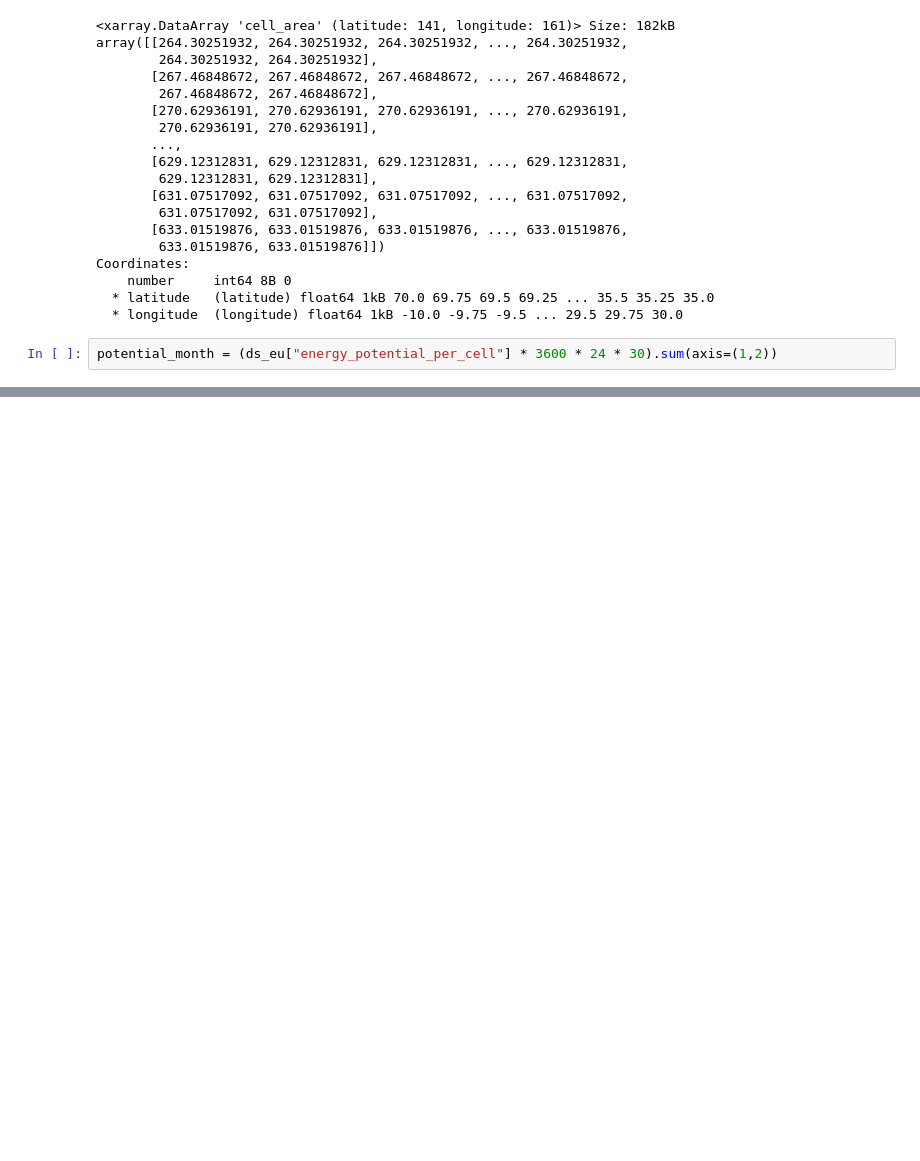
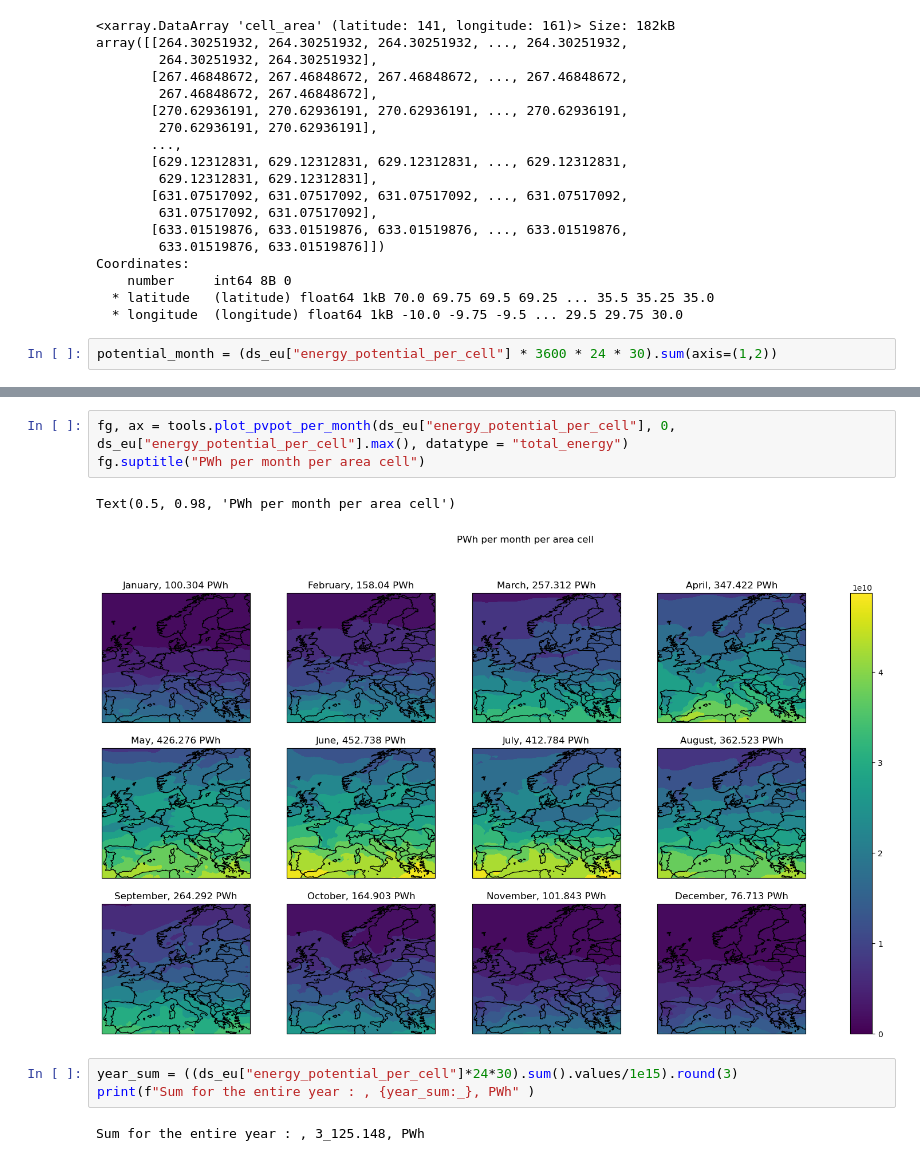
Before and after one commit to laq/msc-intro-computational-meteorology-exercises-w2024, a Jupyter notebook: projects/europeEnergy/EuroAccumulatedPvPot.ipynb, the cells around one changed output, grey strips where cells are left out. Drawn from its saved outputs; the diff is of its cells as text; blank space fills up the shorter version.

```diff
--- a/projects/europeEnergy/EuroAccumulatedPvPot.ipynb
+++ b/projects/europeEnergy/EuroAccumulatedPvPot.ipynb
@@ -314,0 +333,11 @@ Max solar energy production europe month J: 404.09 exajoule
+# %%
+fg, ax = tools.plot_pvpot_per_month(ds_eu["energy_potential_per_cell"], 0, ds_eu["energy_potential_per_cell"].max(), datatype = "total_energy")
+fg.suptitle("PWh per month per area cell")
+# %% [output]
+Text(0.5, 0.98, 'PWh per month per area cell')
+[figure, added]
+# %%
+year_sum = ((ds_eu["energy_potential_per_cell"]*24*30).sum().values/1e15).round(3)
+print(f"Sum for the entire year : , {year_sum:_}, PWh" )
+# %% [output]
+Sum for the entire year : , 3_125.148, PWh
```
Also changed, not shown: parts of 21 cells of this notebook, 1 other file.
